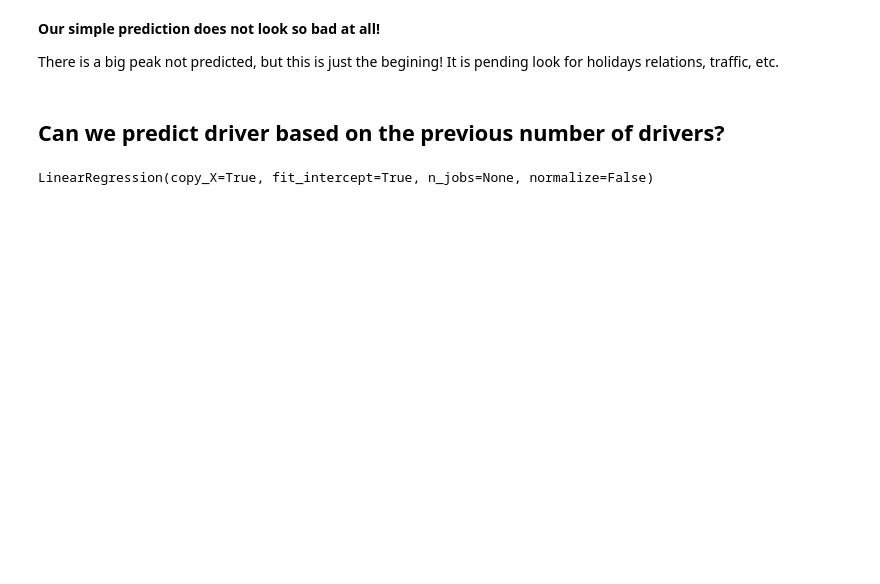
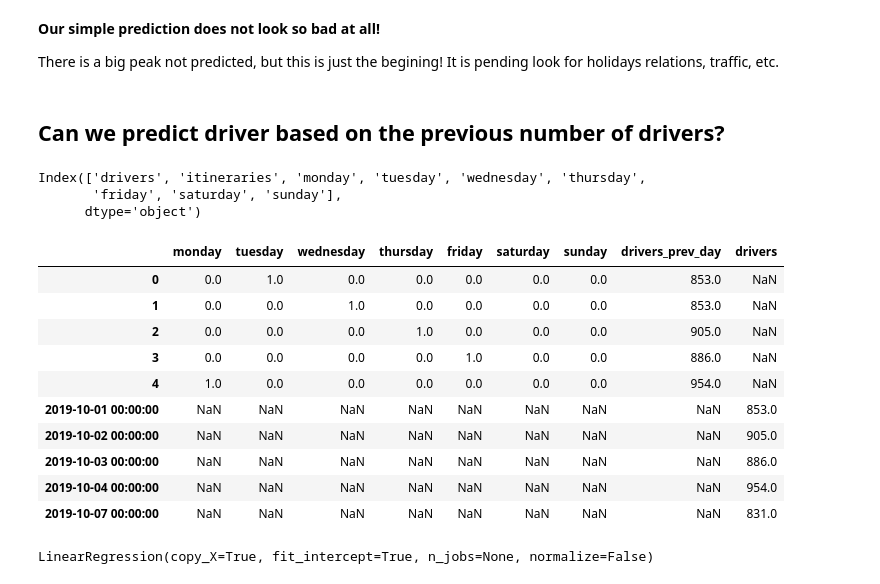
Before and after one commit to akanelson/ds4a, a Jupyter notebook: initial_exploratory_analysis/05 - EDA - First Approach.ipynb, the cells around one changed output. Saved outputs shown, nothing was run; the diff lists cells and outputs as text; code cells hidden in the pictures; blank space fills up the shorter version.

```diff
--- a/initial_exploratory_analysis/05 - EDA - First Approach.ipynb
+++ b/initial_exploratory_analysis/05 - EDA - First Approach.ipynb
@@ -779,4 +796,10 @@ plt.xticks(rotation=90);
 There is a big peak not predicted, but this is just the begining! It is pending look for holidays relations, traffic, etc.
 # %% [markdown]
 ## Can we predict driver based on the previous number of drivers?
+# %%
+df_X.columns
+# %% [output]
+Index(['drivers', 'itineraries', 'monday', 'tuesday', 'wednesday', 'thursday',
+       'friday', 'saturday', 'sunday'],
+      dtype='object')
 # %%
@@ -797 +819,15 @@ dates = df[condition][['drivers', 'DOW']].index.tolist()
+# %%
+pd.concat([df_X.head(), df_y.head()], axis=1)
+# %% [output]
+|  | monday | tuesday | wednesday | thursday | friday | saturday | sunday | drivers_prev_day | drivers |
+| 0 | 0.0 | 1.0 | 0.0 | 0.0 | 0.0 | 0.0 | 0.0 | 853.0 | NaN |
+| 1 | 0.0 | 0.0 | 1.0 | 0.0 | 0.0 | 0.0 | 0.0 | 853.0 | NaN |
+| 2 | 0.0 | 0.0 | 0.0 | 1.0 | 0.0 | 0.0 | 0.0 | 905.0 | NaN |
+| 3 | 0.0 | 0.0 | 0.0 | 0.0 | 1.0 | 0.0 | 0.0 | 886.0 | NaN |
+| 4 | 1.0 | 0.0 | 0.0 | 0.0 | 0.0 | 0.0 | 0.0 | 954.0 | NaN |
+| 2019-10-01 00:00:00 | NaN | NaN | NaN | NaN | NaN | NaN | NaN | NaN | 853.0 |
+| 2019-10-02 00:00:00 | NaN | NaN | NaN | NaN | NaN | NaN | NaN | NaN | 905.0 |
+| 2019-10-03 00:00:00 | NaN | NaN | NaN | NaN | NaN | NaN | NaN | NaN | 886.0 |
+| 2019-10-04 00:00:00 | NaN | NaN | NaN | NaN | NaN | NaN | NaN | NaN | 954.0 |
+| 2019-10-07 00:00:00 | NaN | NaN | NaN | NaN | NaN | NaN | NaN | NaN | 831.0 |
 # %%
```
Also changed, not shown: parts of 14 cells of this notebook.
